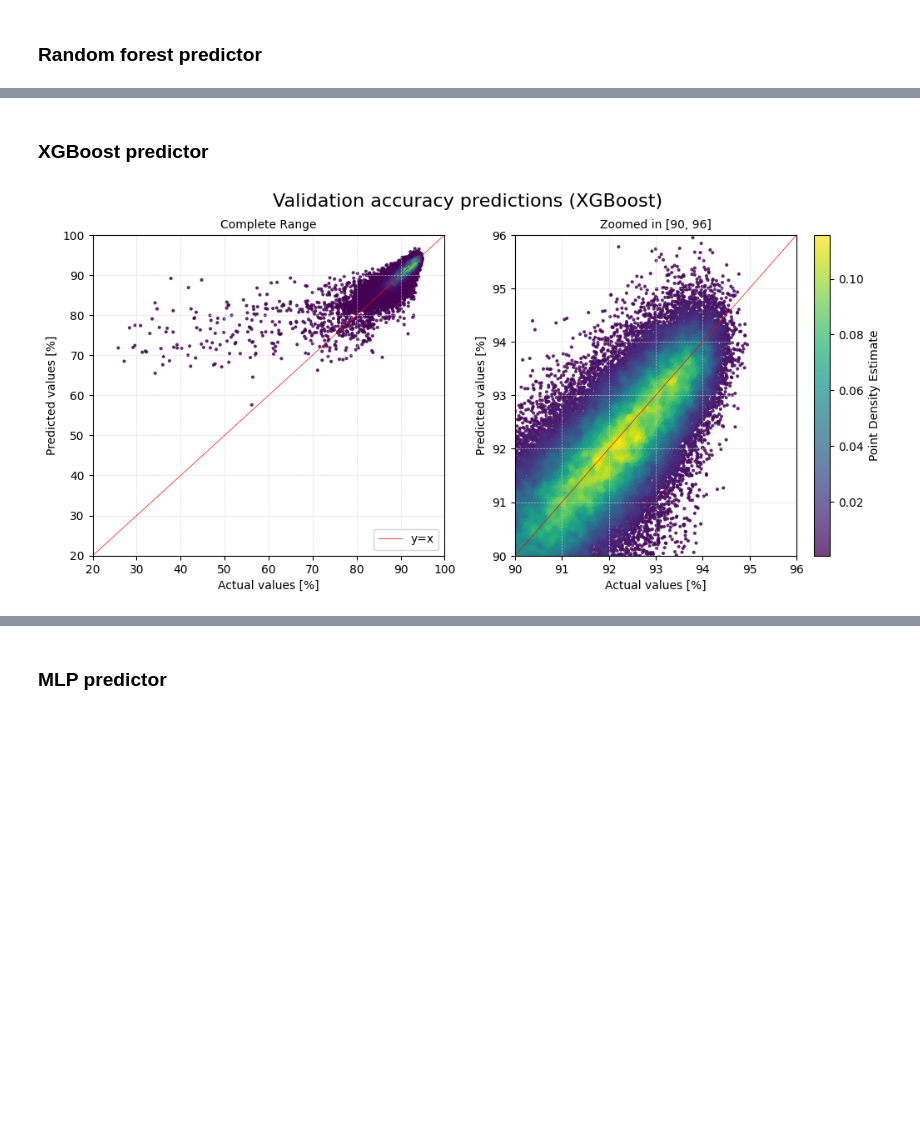
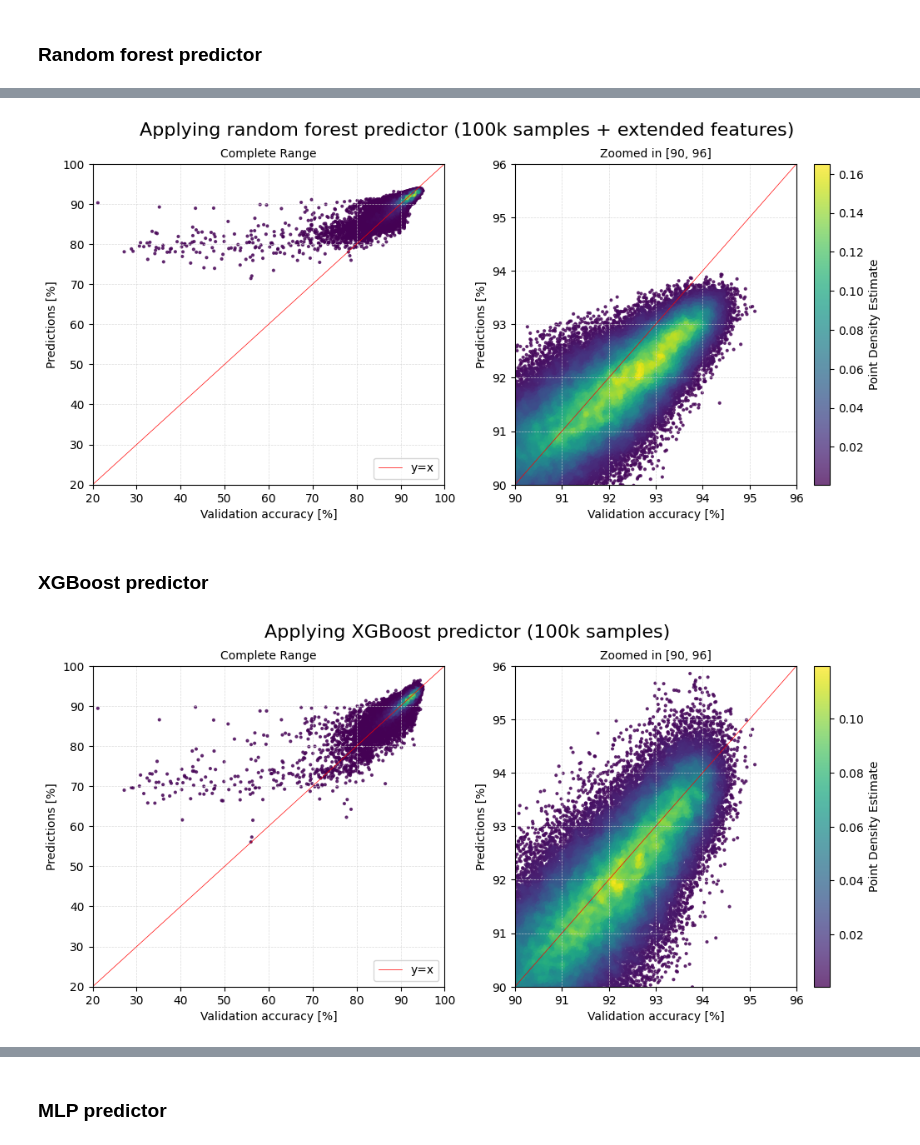
Before and after one commit to simon-smida/BP-Accuracy-Predictors, a Jupyter notebook: analysis.ipynb, the cells around one changed output, grey strips where cells are left out. Cells and saved outputs as stored; diff of their text form; code cells hidden in the pictures; blank space fills up the shorter version.

```diff
--- a/analysis.ipynb
+++ b/analysis.ipynb
@@ -24,4 +41,5 @@ predictor_build_features_ext = get_flat_features_boosted(dataset)
 
 # Get data for applying predictors
 all_features = get_flat_features(dataset_all)
+all_features_ext = get_flat_features_boosted(dataset_all)
 all_targets = get_targets(dataset_all)
@@ -177,0 +109,5 @@ print(f"GCNPredictor: {gcn_predictor.evaluate(test_features_gcn, test_targets_gc
+# %%
+rf_predictor_ext = RFPredictor()
+train_time_ext = measure_training_time(rf_predictor_ext, train_features_ext, train_targets_ext, num_runs=3)
+
+print(f"RF - Training time ({len(train_features_ext)} samples) for extended features: {train_time_ext:.2f}s")
@@ -208,3 +485,10 @@ scatter_plot_nice(targets_100k_scaled, rf_predictions_scaled, "Validation accura
+# %%
+rf_predictions_ext = rf_predictor_ext.predict(features_100k_ext)
+rf_predictions_scaled_ext = rf_predictions_ext * 100
+# %%
+scatter_plot_nice(targets_100k_scaled, rf_predictions_scaled_ext, "Applying random forest predictor (100k samples + extended features)", dense=True, save=True, filename="rf_train1600ext.pdf")
+# %% [output]
+[figure, added]
 # %% [markdown]
 ### XGBoost predictor
 # %%
@@ -212,6 +496,6 @@ xgb_predictions = xgb_predictor.predict(features_100k)
 xgb_predictions_scaled = xgb_predictions * 100
 # %%
 
-scatter_plot_nice(targets_100k_scaled, xgb_predictions_scaled, "Validation accuracy predictions (XGBoost)", dense=True, save=True, filename="xgb_train1600.pdf")
+scatter_plot_nice(targets_100k_scaled, xgb_predictions_scaled, "Applying XGBoost predictor (100k samples)", dense=True, save=True, filename="xgb_train1600.pdf")
 # %% [output]
-[figure, old version]
+[figure, new version]
```
Also changed, not shown: parts of 92 cells of this notebook, 23 other files.
